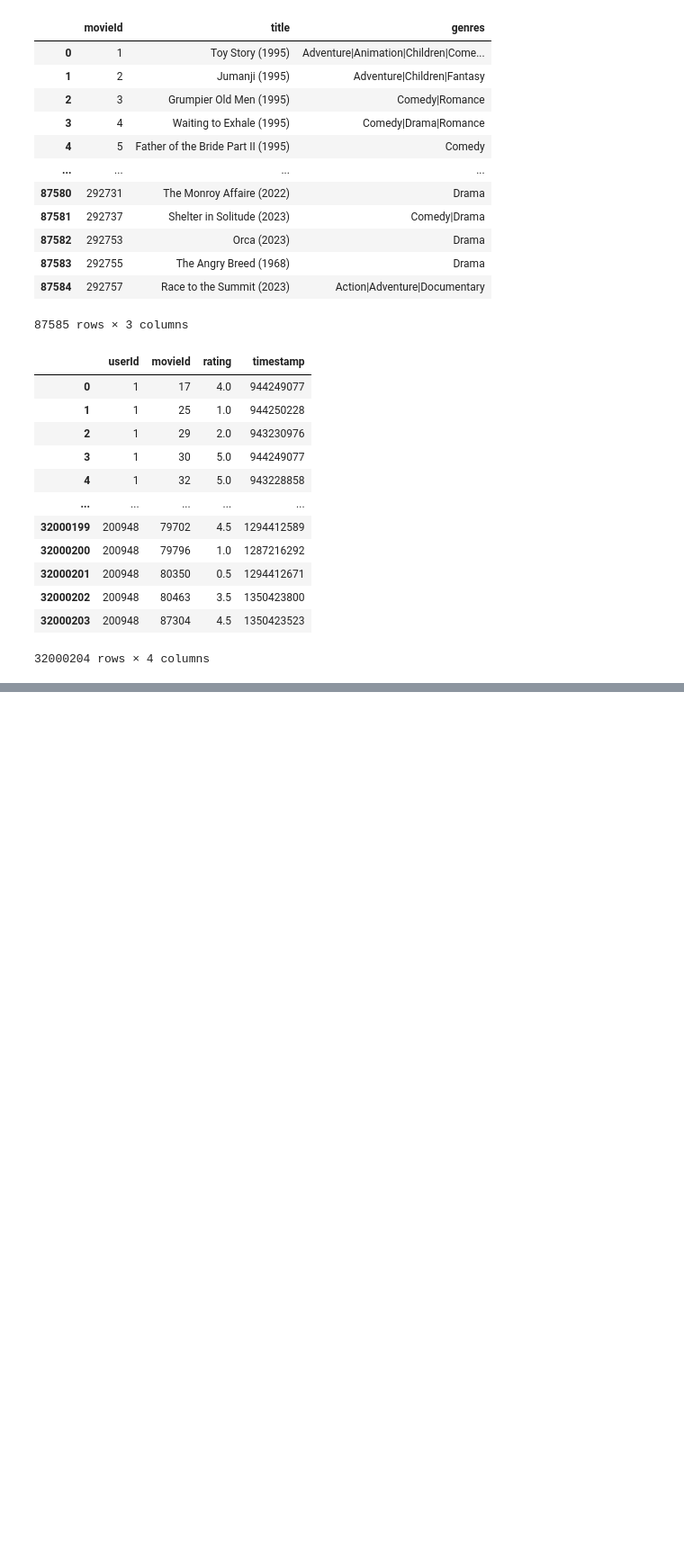
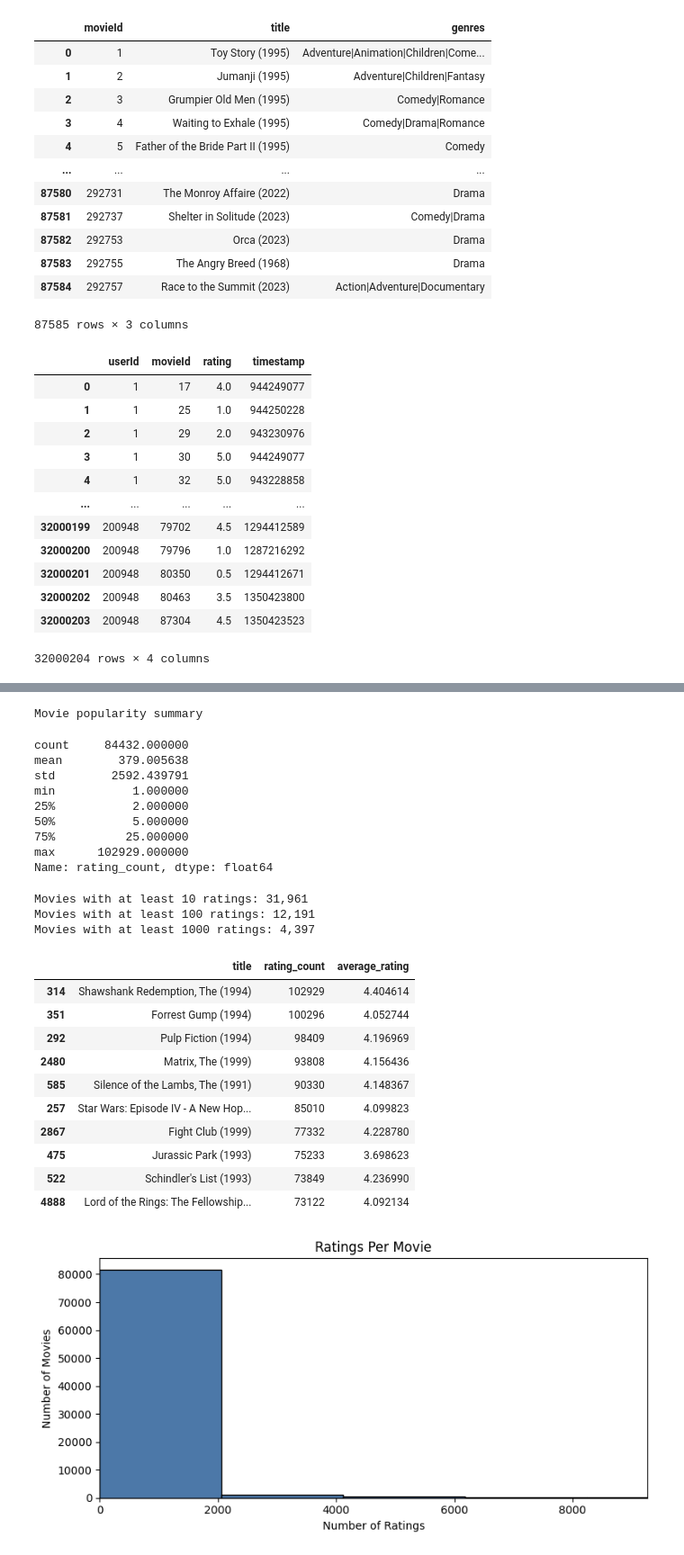
Before and after one commit to anthonyjk/movie-recommendation-site, a Jupyter notebook: data_exploration.ipynb, the cells around one changed output, grey strips where cells are left out. Shown at 90% size. Saved outputs shown, nothing was run; the diff lists cells and outputs as text; code cells hidden in the pictures; blank space fills up the shorter version.

```diff
--- a/data_exploration.ipynb
+++ b/data_exploration.ipynb
@@ -34,0 +169,57 @@ pd.read_csv("ml-32m/ratings.csv")
+# %%
+movie_activity = (
+  ratings.groupby("movieId")
+  .agg(rating_count=("rating", "size"), average_rating=("rating", "mean"))
+  .reset_index()
+)
+
+print("Movie popularity summary")
+display(movie_activity["rating_count"].describe())
+
+print(f"Movies with at least 10 ratings: {(movie_activity['rating_count'] >=
+10).sum():,}")
+print(f"Movies with at least 100 ratings: {(movie_activity['rating_count'] >=
+100).sum():,}")
+print(f"Movies with at least 1000 ratings: {(movie_activity['rating_count'] >=
+1000).sum():,}")
+
+top_movies = movie_activity.merge(movies[["movieId", "title"]], on="movieId", how="left")
+top_movies = top_movies.sort_values("rating_count", ascending=False).head(10)
+display(top_movies[["title", "rating_count", "average_rating"]])
+
+plot_limit = movie_activity["rating_count"].quantile(0.99)
+
+plt.figure(figsize=(8, 4))
+plt.hist(movie_activity["rating_count"], bins=50, color="#4C78A8", edgecolor="black")
+plt.xlim(0, plot_limit)
+plt.title("Ratings Per Movie")
+plt.xlabel("Number of Ratings")
+plt.ylabel("Number of Movies")
+plt.tight_layout()
+plt.show()
+# %% [output]
+Movie popularity summary
+count     84432.000000
+mean        379.005638
+std        2592.439791
+min           1.000000
+25%           2.000000
+50%           5.000000
+75%          25.000000
+max      102929.000000
+Name: rating_count, dtype: float64
+Movies with at least 10 ratings: 31,961
+Movies with at least 100 ratings: 12,191
+Movies with at least 1000 ratings: 4,397
+|  | title | rating_count | average_rating |
+| 314 | Shawshank Redemption, The (1994) | 102929 | 4.404614 |
+| 351 | Forrest Gump (1994) | 100296 | 4.052744 |
+| 292 | Pulp Fiction (1994) | 98409 | 4.196969 |
+| 2480 | Matrix, The (1999) | 93808 | 4.156436 |
+| 585 | Silence of the Lambs, The (1991) | 90330 | 4.148367 |
+| 257 | Star Wars: Episode IV - A New Hop... | 85010 | 4.099823 |
+| 2867 | Fight Club (1999) | 77332 | 4.228780 |
+| 475 | Jurassic Park (1993) | 75233 | 3.698623 |
+| 522 | Schindler's List (1993) | 73849 | 4.236990 |
+| 4888 | Lord of the Rings: The Fellowship... | 73122 | 4.092134 |
+[figure, added]
```
Also changed, not shown: parts of 14 cells of this notebook.
